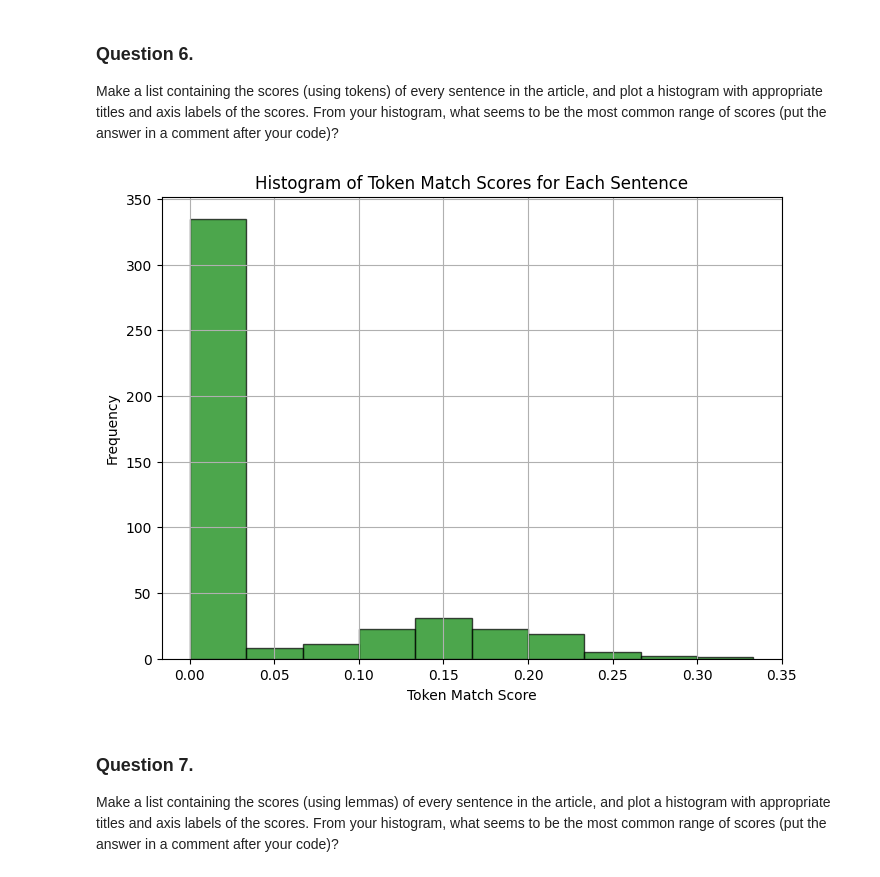
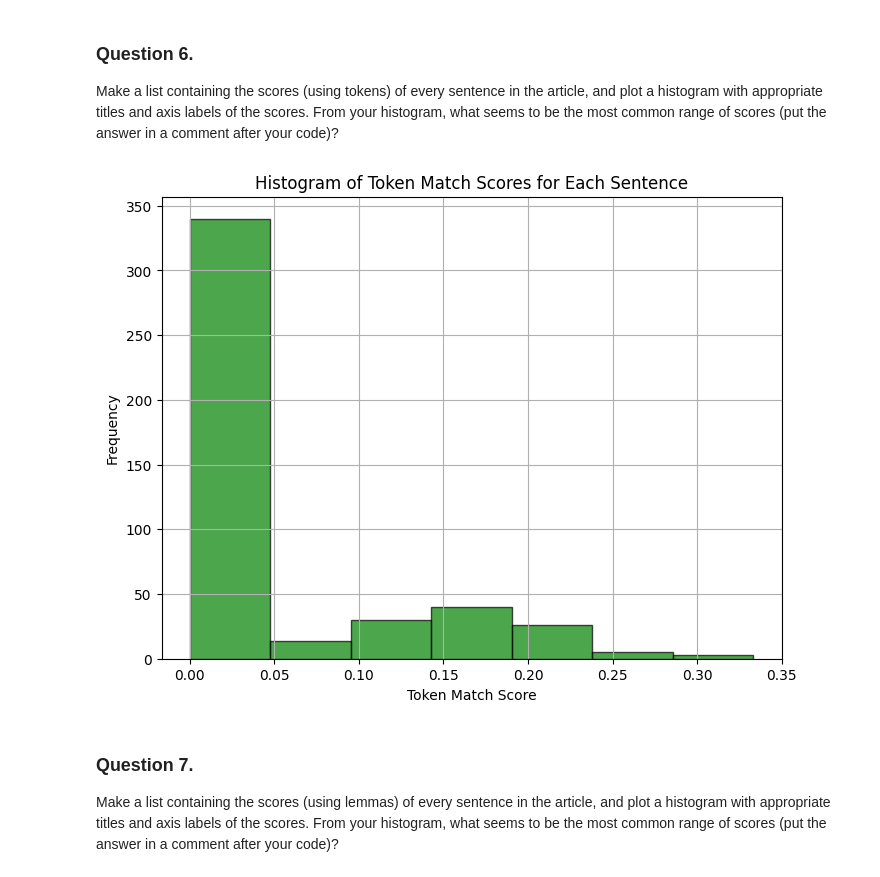
Before and after one commit to anjana-codes/webmin_06_project, a Jupyter notebook: web-scraping.ipynb, the cells around one changed output. Cells and saved outputs as stored; diff of their text form; code cells hidden in the pictures.

```diff
--- a/web-scraping.ipynb
+++ b/web-scraping.ipynb
@@ -314,38 +314,36 @@ doc = nlp(article_text)
 
 # Filter tokens: exclude punctuation, stopwords, and whitespace
 filtered_tokens = [
     token.text.lower() for token in doc
     if not token.is_stop and not token.is_punct and not token.is_space
 ]
 
 # Count the frequency of each token
 token_freq = Counter(filtered_tokens)
 
 # Get the 5 most common tokens
 most_common_tokens = [token for token, freq in token_freq.most_common(5)]
 
 # List to store scores for each sentence
 scores = []
 
 # Iterate through sentences in the article and calculate their token match ratio
 for sentence in doc.sents:
     score = score_sentence_by_token(sentence.text, most_common_tokens)
     scores.append(score)
 
 # Plot the histogram of the scores
 plt.figure(figsize=(8, 6))
-plt.hist(scores, bins=10, color = 'green', edgecolor='black', alpha=0.7)
+plt.hist(scores, bins=7, color = 'green', edgecolor='black', alpha=0.7)
 plt.title("Histogram of Token Match Scores for Each Sentence")
 plt.xlabel("Token Match Score")
 plt.ylabel("Frequency")
 plt.grid(True)
 plt.show()
 
-# Comment: From the histogram, the most common range of scores falls between 0.0 and 0.2.
-# This suggests that most sentences have a low match ratio with the top 5 most common tokens,
-# indicating these tokens are not heavily repeated in individual sentences across the article.
+# Comment: From the histogram, the most common range of scores appears to be between 0.0 and 0.05.
 # %% [output]
-[figure, old version]
+[figure, new version]
 # %% [markdown]
 ### Question 7.
 Make a list containing the scores (using lemmas) of every sentence in the article, and plot a histogram with appropriate titles and axis labels of the scores.  From your histogram, what seems to be the most common range of scores (put the answer in a comment after your code)?
```
Also changed, not shown: parts of 1 cell of this notebook, 1 other file.
